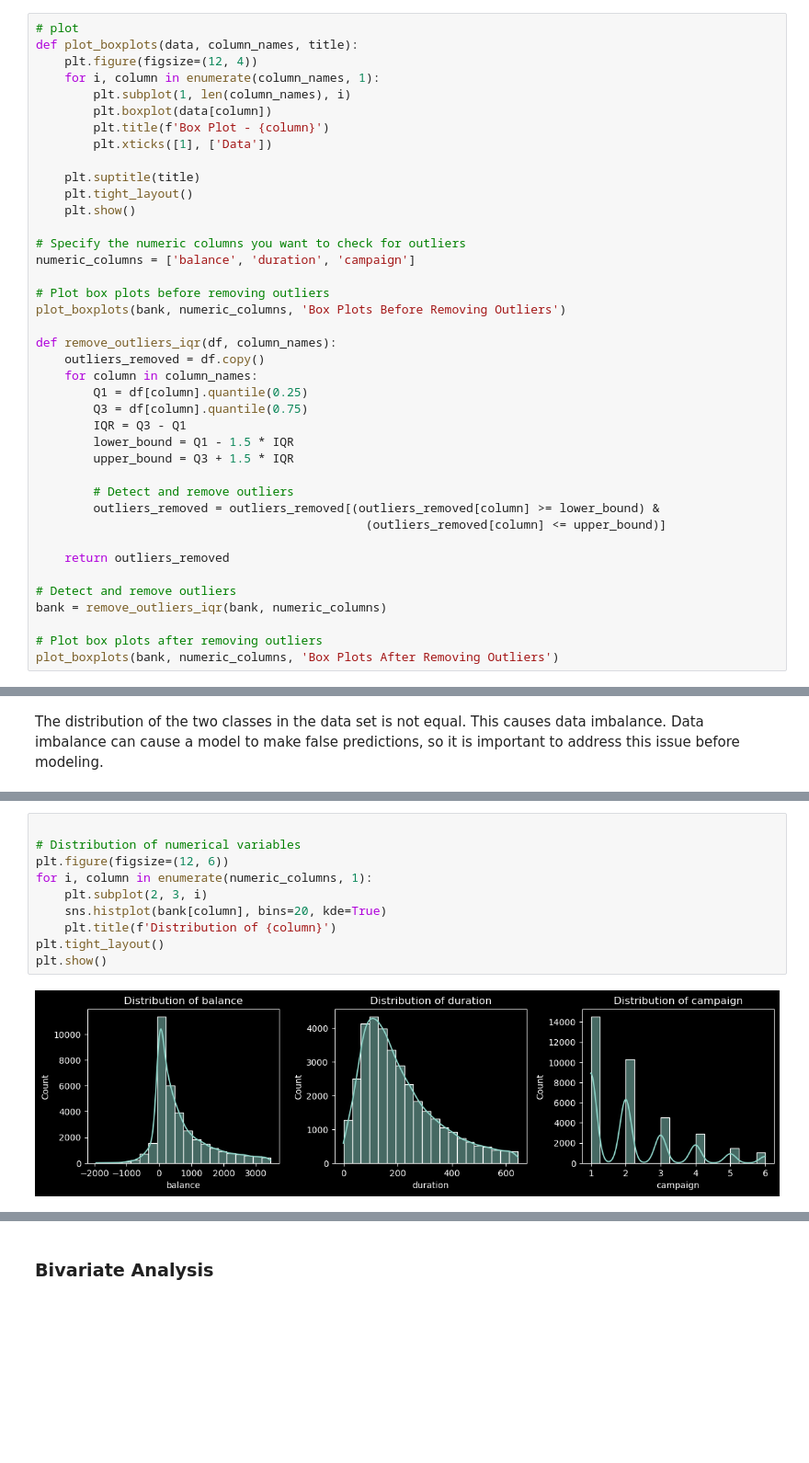
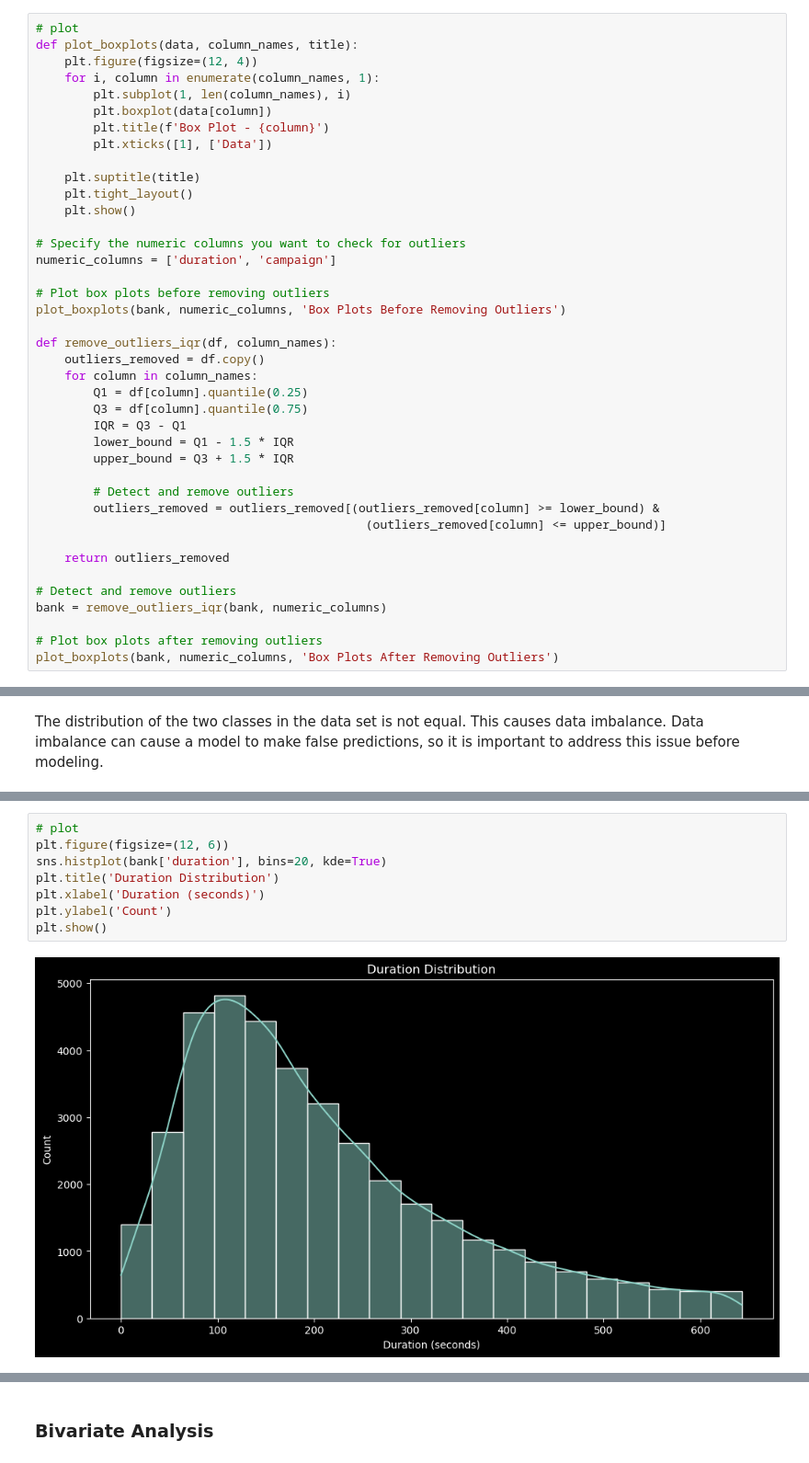
Before and after one commit to marwa9975/CUSTOMER_PURCHASE_PREDICTION, a Jupyter notebook: notebook.ipynb, the cells around one changed output, grey strips where cells are left out. Shown at 92% size. Saved outputs shown, nothing was run; the diff lists cells and outputs as text; blank space fills up the shorter version.

```diff
--- a/notebook.ipynb
+++ b/notebook.ipynb
@@ -262,7 +262,7 @@ def plot_boxplots(data, column_names, title):
     plt.show()
 
 # Specify the numeric columns you want to check for outliers
-numeric_columns = ['balance', 'duration', 'campaign']
+numeric_columns = ['duration', 'campaign']
 
 # Plot box plots before removing outliers
 plot_boxplots(bank, numeric_columns, 'Box Plots Before Removing Outliers')
@@ -329,12 +334,10 @@ plot_churn_rate(bank['y'])
 # %%
-
-# Distribution of numerical variables
+# plot
 plt.figure(figsize=(12, 6))
-for i, column in enumerate(numeric_columns, 1):
-    plt.subplot(2, 3, i)
-    sns.histplot(bank[column], bins=20, kde=True)
-    plt.title(f'Distribution of {column}')
-plt.tight_layout()
+sns.histplot(bank['duration'], bins=20, kde=True)
+plt.title('Duration Distribution')
+plt.xlabel('Duration (seconds)')
+plt.ylabel('Count')
 plt.show()
 # %% [output]
-[figure, old version]
+[figure, new version]
```
Also changed, not shown: parts of 47 cells of this notebook.
